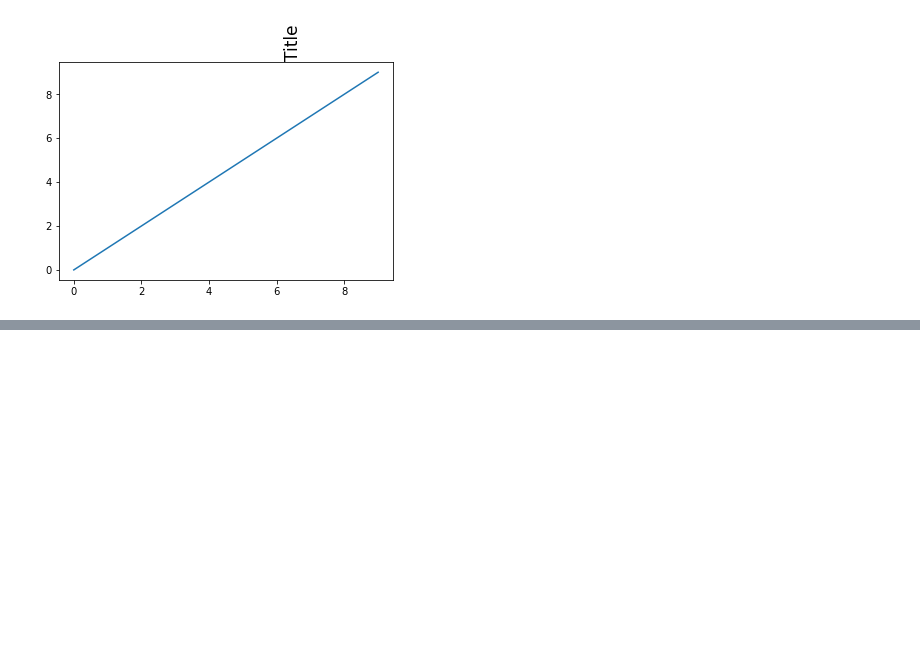
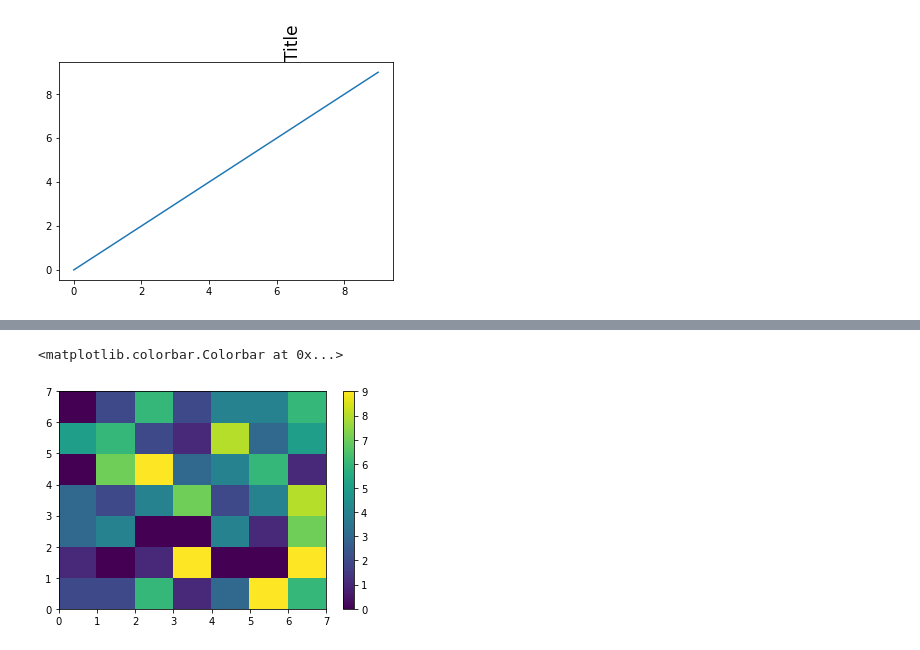
Before and after one commit to RustemDiveev/algo_python, a Jupyter notebook: matplotlib/3_chart_elements_settings.ipynb, the cells around one changed output, grey strips where cells are left out. Saved outputs shown, nothing was run; the diff lists cells and outputs as text; code cells hidden in the pictures; blank space fills up the shorter version.

```diff
--- a/matplotlib/3_chart_elements_settings.ipynb
+++ b/matplotlib/3_chart_elements_settings.ipynb
@@ -469,0 +524,9 @@ plt.plot(range(0, 10), range(0, 10))
+# %%
+# построение colorbar
+np.random.seed(123)
+vals = np.random.randint(10, size=(7, 7))
+plt.pcolor(vals)
+plt.colorbar()
+# %% [output]
+<matplotlib.colorbar.Colorbar at 0x...>
+[figure, added]
```
Also changed, not shown: parts of 8 cells of this notebook.
